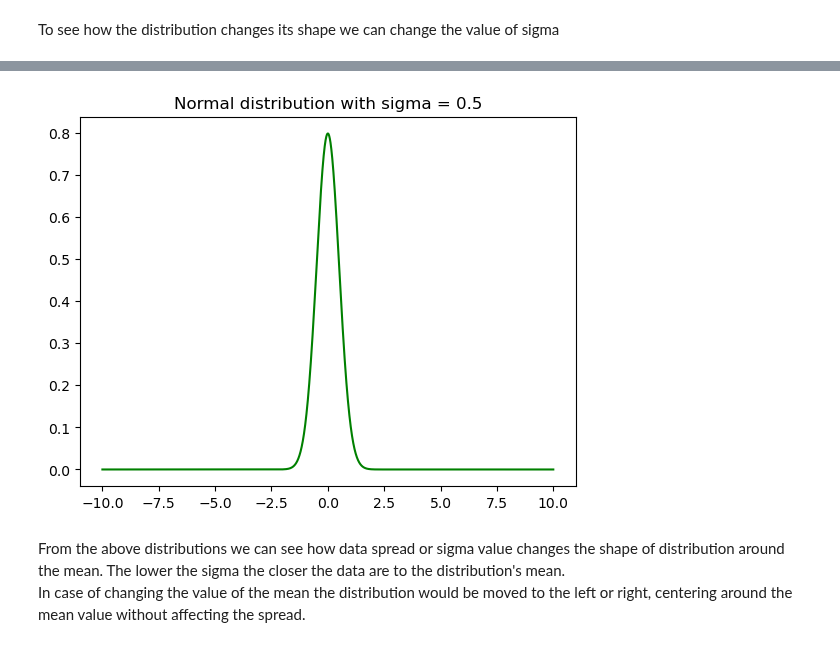
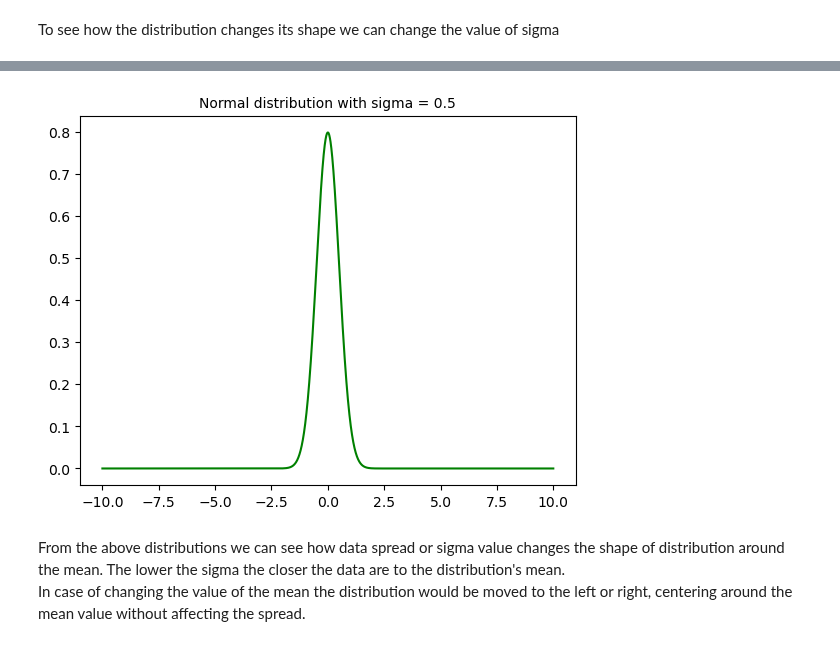
Before and after one commit to Tanja888/funddata-assessment, a Jupyter notebook: normal-distribution.ipynb, the cells around one changed output, grey strips where cells are left out. Saved outputs shown, nothing was run; the diff lists cells and outputs as text; code cells hidden in the pictures.

```diff
--- a/normal-distribution.ipynb
+++ b/normal-distribution.ipynb
@@ -73,14 +69,14 @@ plt.title('Normal distribution with sigma = 2.0');
 # %%
 mu, sigma = 0.0, 0.5
 
 x = np.linspace(-10.0, 10.0, 10000)
 
 y = 1.0/np.sqrt(2 * np.pi * sigma**2) * np.exp(-((x-mu)**2/(2*sigma**2)))
 
 plt.plot(x, y, color='green')
-plt.title('Normal distribution with sigma = 0.5');
+plt.title('Normal distribution with sigma = 0.5',fontsize=10);
 # %% [output]
-[figure, old version]
+[figure, new version]
 # %% [markdown]
 From the above distributions we can see how data spread or sigma value changes the shape of distribution around the mean. The lower the sigma the closer the data are to the distribution's mean.
 In case of changing the value of the mean the distribution would be moved to the left or right, centering around the mean value without affecting the spread.
```
Also changed, not shown: parts of 15 cells of this notebook, 1 other file.
